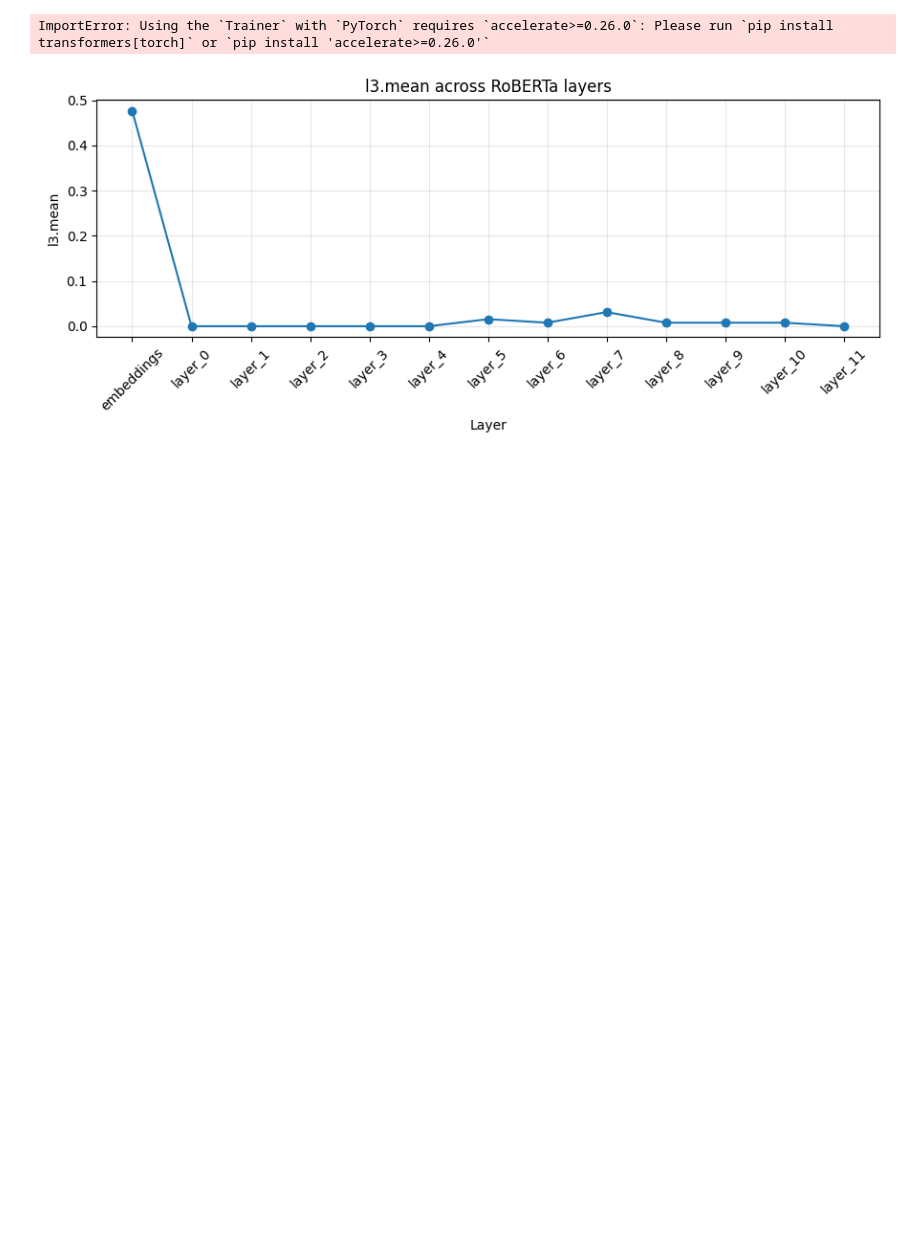
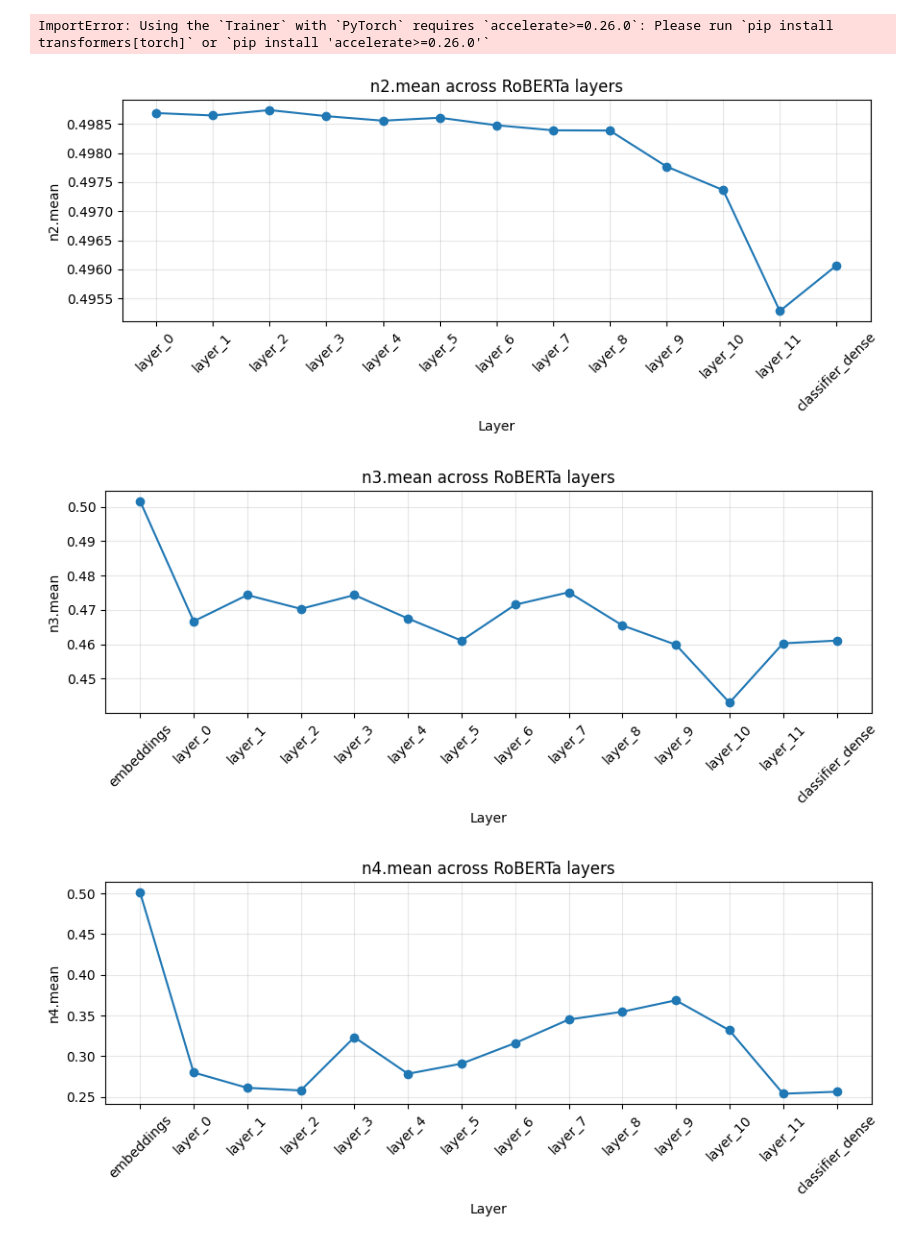
Before and after one commit to DouglasBergamim/unstructured-data-metafeatures, a Jupyter notebook: Notebooks/features_by_layers.ipynb, the cells around one changed output. Drawn from its saved outputs; the diff is of its cells as text; code cells hidden in the pictures; blank space fills up the shorter version.

```diff
--- a/Notebooks/features_by_layers.ipynb
+++ b/Notebooks/features_by_layers.ipynb
@@ -459,6 +459,16 @@ plot_meta_feature_across_layers(df=meta_df, feature_name="n2.mean", title="Befor
 plt.subplot(1, 2, 2)
 plot_meta_feature_across_layers(df=meta_df_ft, feature_name="n2.mean", title="After FT: n2.mean")
 # %%
-plot_meta_feature_across_layers(df=meta_df if 'meta_df' in globals() else None, feature_name="l3.mean")
+
+plot_meta_feature_across_layers(feature_name="n2.mean")
+plot_meta_feature_across_layers(feature_name="n3.mean")
+plot_meta_feature_across_layers(feature_name="n4.mean")
+plot_meta_feature_across_layers(feature_name="l1.mean")
+plot_meta_feature_across_layers(feature_name="l2.mean")
+plot_meta_feature_across_layers(feature_name="l3.mean")
+plot_meta_feature_across_layers(feature_name="f1.mean")
+plot_meta_feature_across_layers(feature_name="f3.mean")
 # %% [output]
-[figure, old version]
+[figure, new version]
+[figure, added]
+[figure, added]
```
Also changed, not shown: parts of 3 cells of this notebook.
